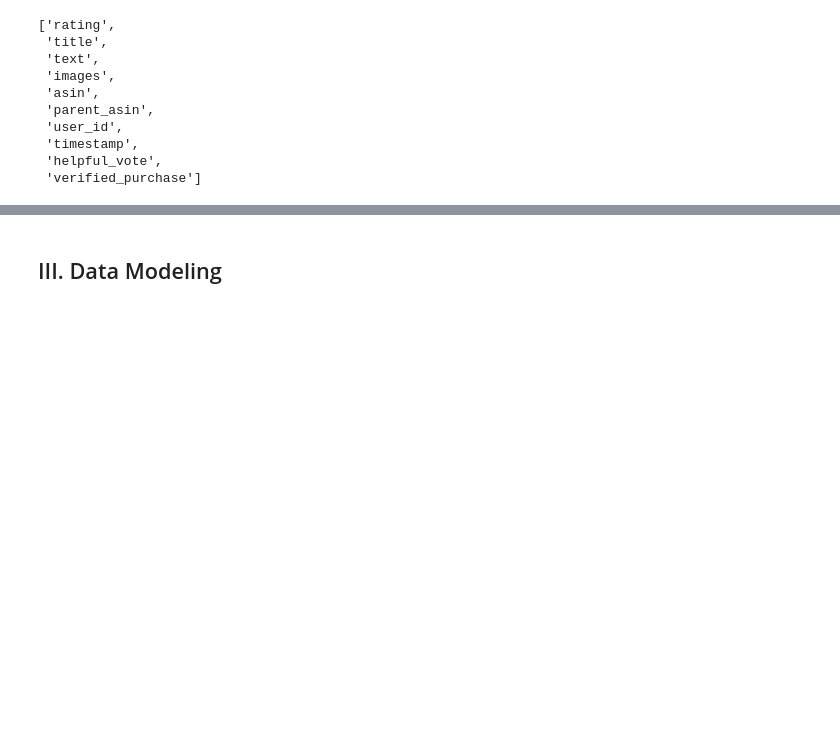
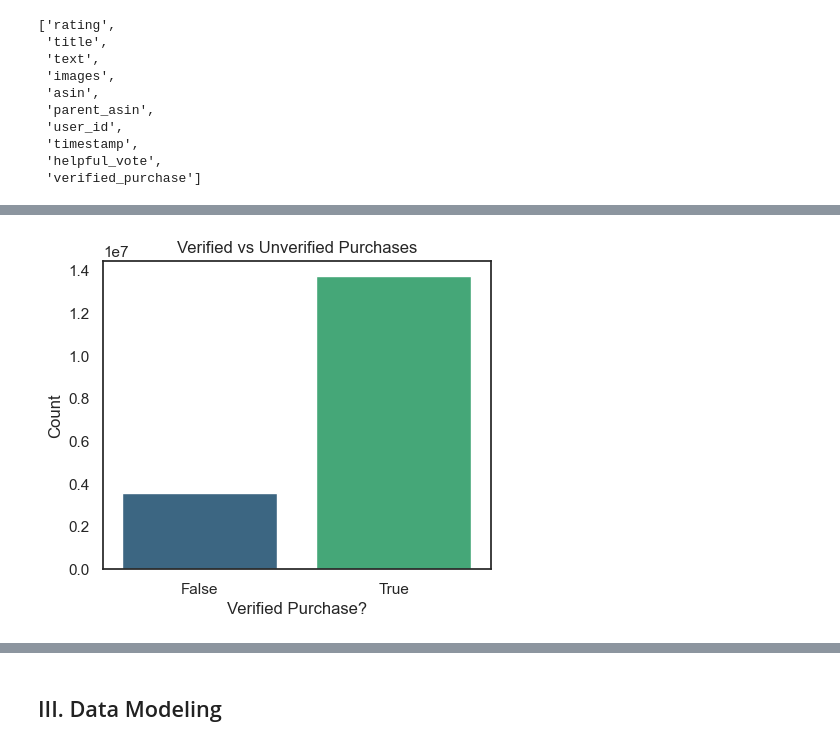
Before and after one commit to jordipham/CSE158_assign2, a Jupyter notebook: main.ipynb, the cells around one changed output, grey strips where cells are left out. Cells and saved outputs as stored; diff of their text form; code cells hidden in the pictures; blank space fills up the shorter version.

```diff
--- a/main.ipynb
+++ b/main.ipynb
@@ -257,9 +258,11 @@ plt.show()
 # %%
 plt.figure(figsize=(5,4))
-sns.countplot(data=mtv_frame, x="verified_purchase")
+sns.countplot(data=mtv_frame, x="verified_purchase", palette="viridis")
 plt.title("Verified vs Unverified Purchases")
 plt.xlabel("Verified Purchase?")
 plt.ylabel("Count")
 plt.show()
+# %% [output]
+[figure, added]
 # %%
 mtv_frame['helpful_vote'].describe()
```
Also changed, not shown: parts of 4 cells of this notebook.
